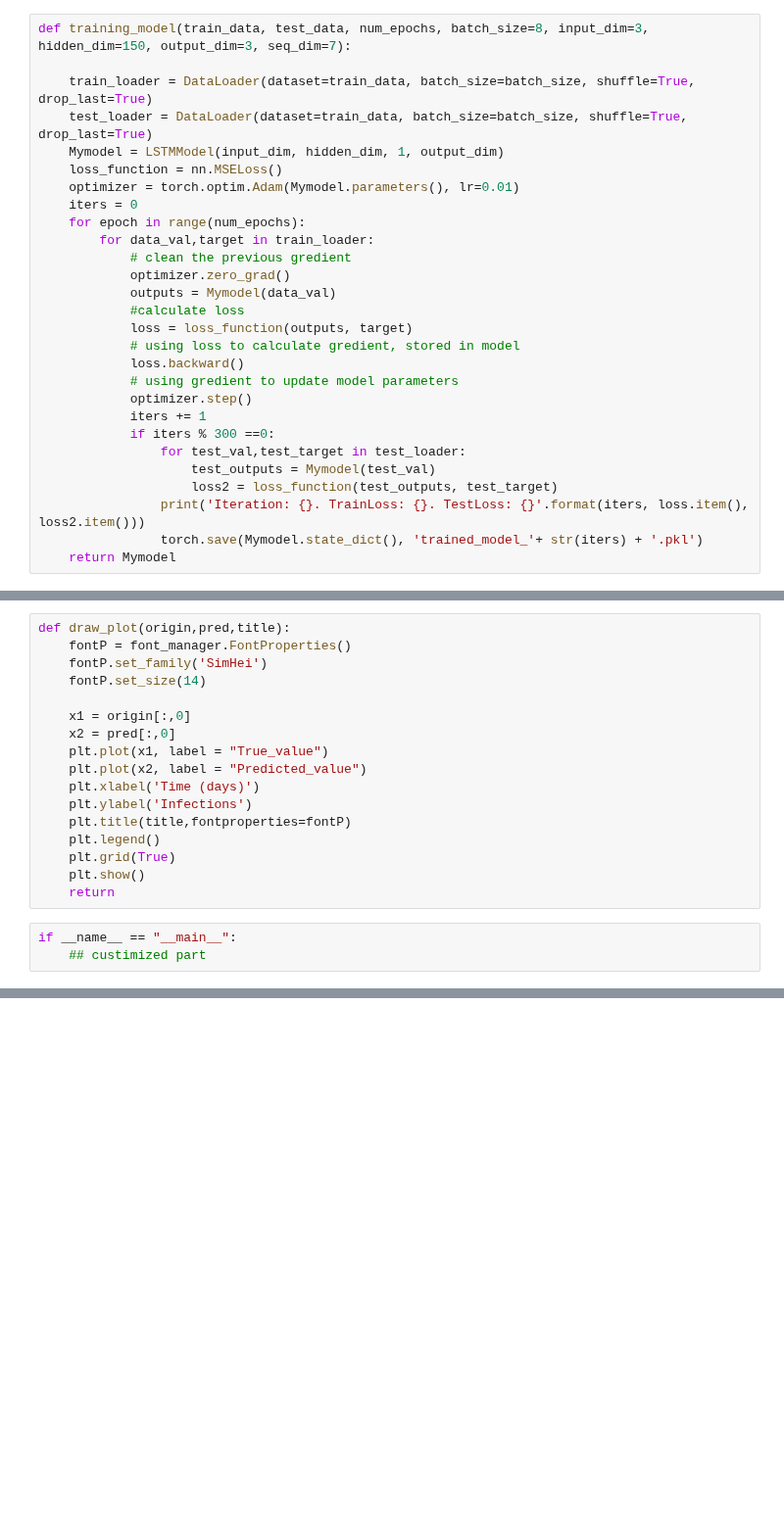
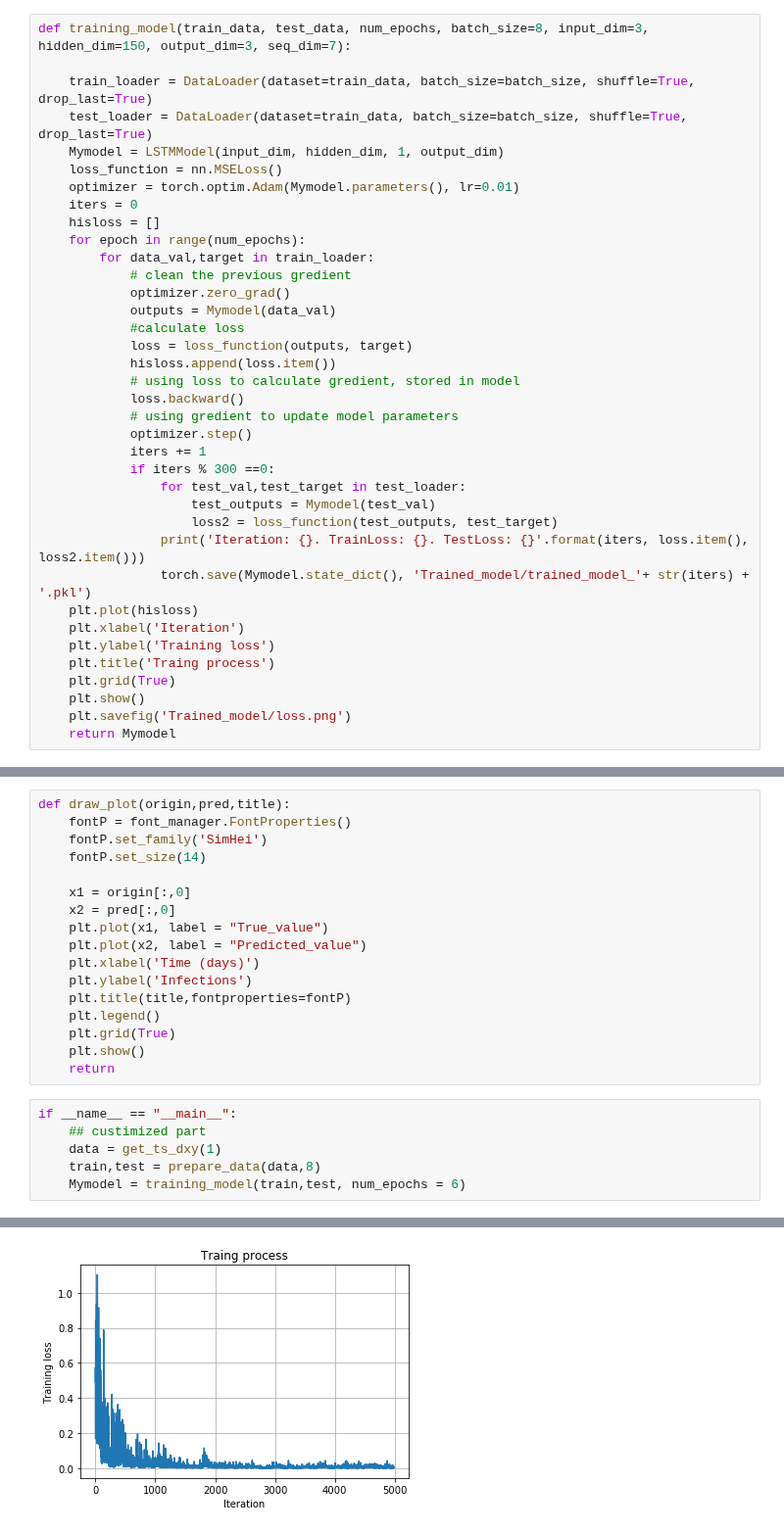
Before and after one commit to GRMDS/RMDS_Coronavirus_project, a Jupyter notebook: Jupyter_notebook/Jupyter_code.ipynb, the cells around one changed output, grey strips where cells are left out. Shown at 98% size. Saved outputs shown, nothing was run; the diff lists cells and outputs as text; blank space fills up the shorter version.

```diff
--- a/Jupyter_notebook/Jupyter_code.ipynb
+++ b/Jupyter_notebook/Jupyter_code.ipynb
@@ -96,6 +96,7 @@ def training_model(train_data, test_data, num_epochs, batch_size=8, input_dim=3,
     loss_function = nn.MSELoss()
     optimizer = torch.optim.Adam(Mymodel.parameters(), lr=0.01)
     iters = 0
+    hisloss = []
     for epoch in range(num_epochs):
         for data_val,target in train_loader:
             # clean the previous gredient
@@ -103,6 +104,7 @@ def training_model(train_data, test_data, num_epochs, batch_size=8, input_dim=3,
             outputs = Mymodel(data_val)
             #calculate loss
             loss = loss_function(outputs, target)
+            hisloss.append(loss.item())
             # using loss to calculate gredient, stored in model
             loss.backward()
             # using gredient to update model parameters
@@ -113,7 +115,14 @@ def training_model(train_data, test_data, num_epochs, batch_size=8, input_dim=3,
                     test_outputs = Mymodel(test_val)
                     loss2 = loss_function(test_outputs, test_target)
                 print('Iteration: {}. TrainLoss: {}. TestLoss: {}'.format(iters, loss.item(), loss2.item()))
-                torch.save(Mymodel.state_dict(), 'trained_model_'+ str(iters) + '.pkl')
+                torch.save(Mymodel.state_dict(), 'Trained_model/trained_model_'+ str(iters) + '.pkl')
+    plt.plot(hisloss)
+    plt.xlabel('Iteration')
+    plt.ylabel('Training loss')
+    plt.title('Traing process')
+    plt.grid(True)
+    plt.show()
+    plt.savefig('Trained_model/loss.png')
     return Mymodel
 # %%
 def evaluation(provincename, cityname, modelpath, data):
@@ -163,6 +172,10 @@ def draw_plot(origin,pred,title):
     plt.grid(True)
     plt.show()
     return
-# %%
-if __name__ == "__main__":
-    ## custimized part
+# %%
+if __name__ == "__main__":
+    ## custimized part
+    data = get_ts_dxy(1)
+    train,test = prepare_data(data,8)
+    Mymodel = training_model(train,test, num_epochs = 6)
+# %% [output]
@@ -168,0 +198 @@ if __name__ == "__main__":
+[figure, added]
```
Also changed, not shown: parts of 3 cells of this notebook.
